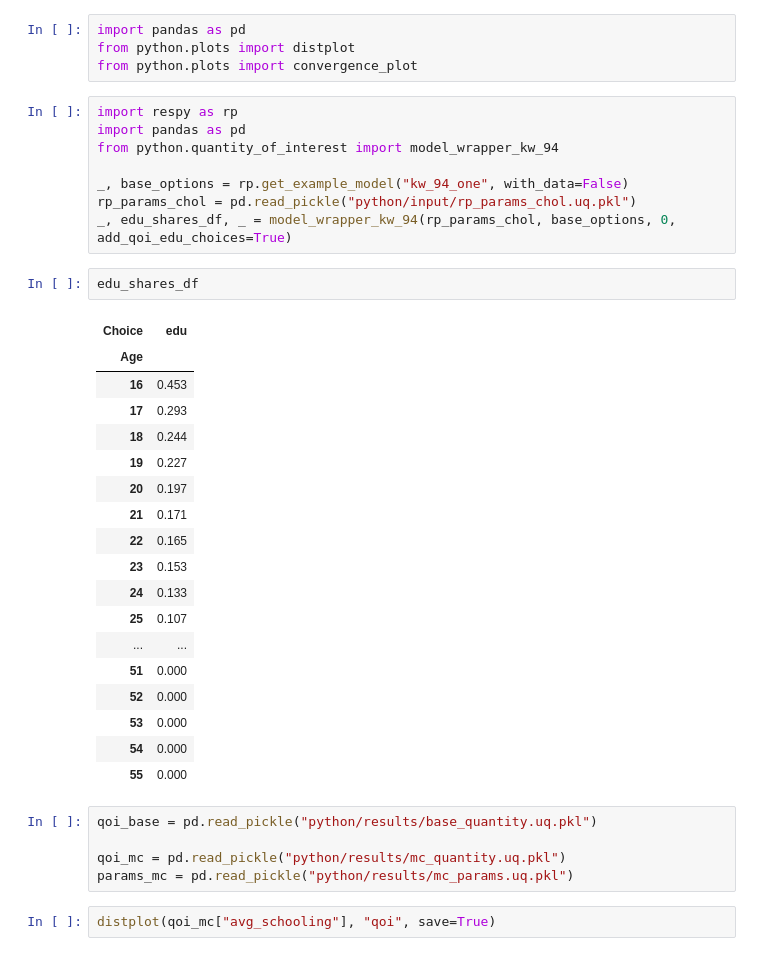
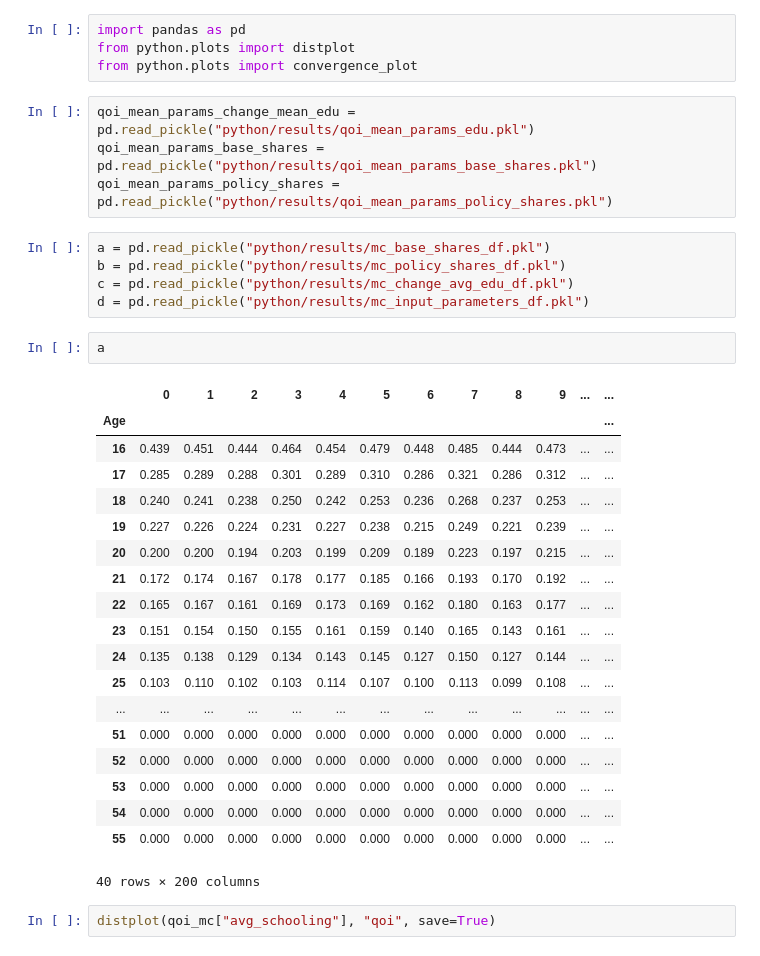
Before and after one commit to tostenzel/thesis-projects-tostenzel, a Jupyter notebook: section_uncertainty_propagation.ipynb, the cells around one changed output. Cells and saved outputs as stored; diff of their text form.

```diff
--- a/section_uncertainty_propagation.ipynb
+++ b/section_uncertainty_propagation.ipynb
@@ -2,40 +2,37 @@
 import pandas as pd
 from python.plots import distplot
 from python.plots import convergence_plot
-# %%
-import respy as rp
-import pandas as pd
-from python.quantity_of_interest import model_wrapper_kw_94
-
-_, base_options = rp.get_example_model("kw_94_one", with_data=False)
-rp_params_chol = pd.read_pickle("python/input/rp_params_chol.uq.pkl")
-_, edu_shares_df, _ = model_wrapper_kw_94(rp_params_chol, base_options, 0, add_qoi_edu_choices=True)
-# %%
-edu_shares_df
-# %% [output]
-| Choice | edu |
-| Age |  |
-| 16 | 0.453 |
-| 17 | 0.293 |
-| 18 | 0.244 |
-| 19 | 0.227 |
-| 20 | 0.197 |
-| 21 | 0.171 |
-| 22 | 0.165 |
-| 23 | 0.153 |
-| 24 | 0.133 |
-| 25 | 0.107 |
-| ... | ... |
-| 51 | 0.000 |
-| 52 | 0.000 |
-| 53 | 0.000 |
-| 54 | 0.000 |
-| 55 | 0.000 |
 # %%
-qoi_base = pd.read_pickle("python/results/base_quantity.uq.pkl")
-
-qoi_mc = pd.read_pickle("python/results/mc_quantity.uq.pkl")
-params_mc = pd.read_pickle("python/results/mc_params.uq.pkl")
+qoi_mean_params_change_mean_edu = pd.read_pickle("python/results/qoi_mean_params_edu.pkl")
+qoi_mean_params_base_shares = pd.read_pickle("python/results/qoi_mean_params_base_shares.pkl")
+qoi_mean_params_policy_shares = pd.read_pickle("python/results/qoi_mean_params_policy_shares.pkl")
+# %%
+a = pd.read_pickle("python/results/mc_base_shares_df.pkl")
+b = pd.read_pickle("python/results/mc_policy_shares_df.pkl")
+c = pd.read_pickle("python/results/mc_change_avg_edu_df.pkl")
+d = pd.read_pickle("python/results/mc_input_parameters_df.pkl")
+# %%
+a
+# %% [output]
+|  | 0 | 1 | 2 | 3 | 4 | 5 | 6 | 7 | 8 | 9 | ... | ... |
+| Age |  |  |  |  |  |  |  |  |  |  |  | ... |
+| 16 | 0.439 | 0.451 | 0.444 | 0.464 | 0.454 | 0.479 | 0.448 | 0.485 | 0.444 | 0.473 | ... | ... |
+| 17 | 0.285 | 0.289 | 0.288 | 0.301 | 0.289 | 0.310 | 0.286 | 0.321 | 0.286 | 0.312 | ... | ... |
+| 18 | 0.240 | 0.241 | 0.238 | 0.250 | 0.242 | 0.253 | 0.236 | 0.268 | 0.237 | 0.253 | ... | ... |
+| 19 | 0.227 | 0.226 | 0.224 | 0.231 | 0.227 | 0.238 | 0.215 | 0.249 | 0.221 | 0.239 | ... | ... |
+| 20 | 0.200 | 0.200 | 0.194 | 0.203 | 0.199 | 0.209 | 0.189 | 0.223 | 0.197 | 0.215 | ... | ... |
+| 21 | 0.172 | 0.174 | 0.167 | 0.178 | 0.177 | 0.185 | 0.166 | 0.193 | 0.170 | 0.192 | ... | ... |
+| 22 | 0.165 | 0.167 | 0.161 | 0.169 | 0.173 | 0.169 | 0.162 | 0.180 | 0.163 | 0.177 | ... | ... |
+| 23 | 0.151 | 0.154 | 0.150 | 0.155 | 0.161 | 0.159 | 0.140 | 0.165 | 0.143 | 0.161 | ... | ... |
+| 24 | 0.135 | 0.138 | 0.129 | 0.134 | 0.143 | 0.145 | 0.127 | 0.150 | 0.127 | 0.144 | ... | ... |
+| 25 | 0.103 | 0.110 | 0.102 | 0.103 | 0.114 | 0.107 | 0.100 | 0.113 | 0.099 | 0.108 | ... | ... |
+| ... | ... | ... | ... | ... | ... | ... | ... | ... | ... | ... | ... | ... |
+| 51 | 0.000 | 0.000 | 0.000 | 0.000 | 0.000 | 0.000 | 0.000 | 0.000 | 0.000 | 0.000 | ... | ... |
+| 52 | 0.000 | 0.000 | 0.000 | 0.000 | 0.000 | 0.000 | 0.000 | 0.000 | 0.000 | 0.000 | ... | ... |
+| 53 | 0.000 | 0.000 | 0.000 | 0.000 | 0.000 | 0.000 | 0.000 | 0.000 | 0.000 | 0.000 | ... | ... |
+| 54 | 0.000 | 0.000 | 0.000 | 0.000 | 0.000 | 0.000 | 0.000 | 0.000 | 0.000 | 0.000 | ... | ... |
+| 55 | 0.000 | 0.000 | 0.000 | 0.000 | 0.000 | 0.000 | 0.000 | 0.000 | 0.000 | 0.000 | ... | ... |
+40 rows × 200 columns
 # %%
 distplot(qoi_mc["avg_schooling"], "qoi", save=True)
 # %% [output]
```
Also changed, not shown: 20 other files.
